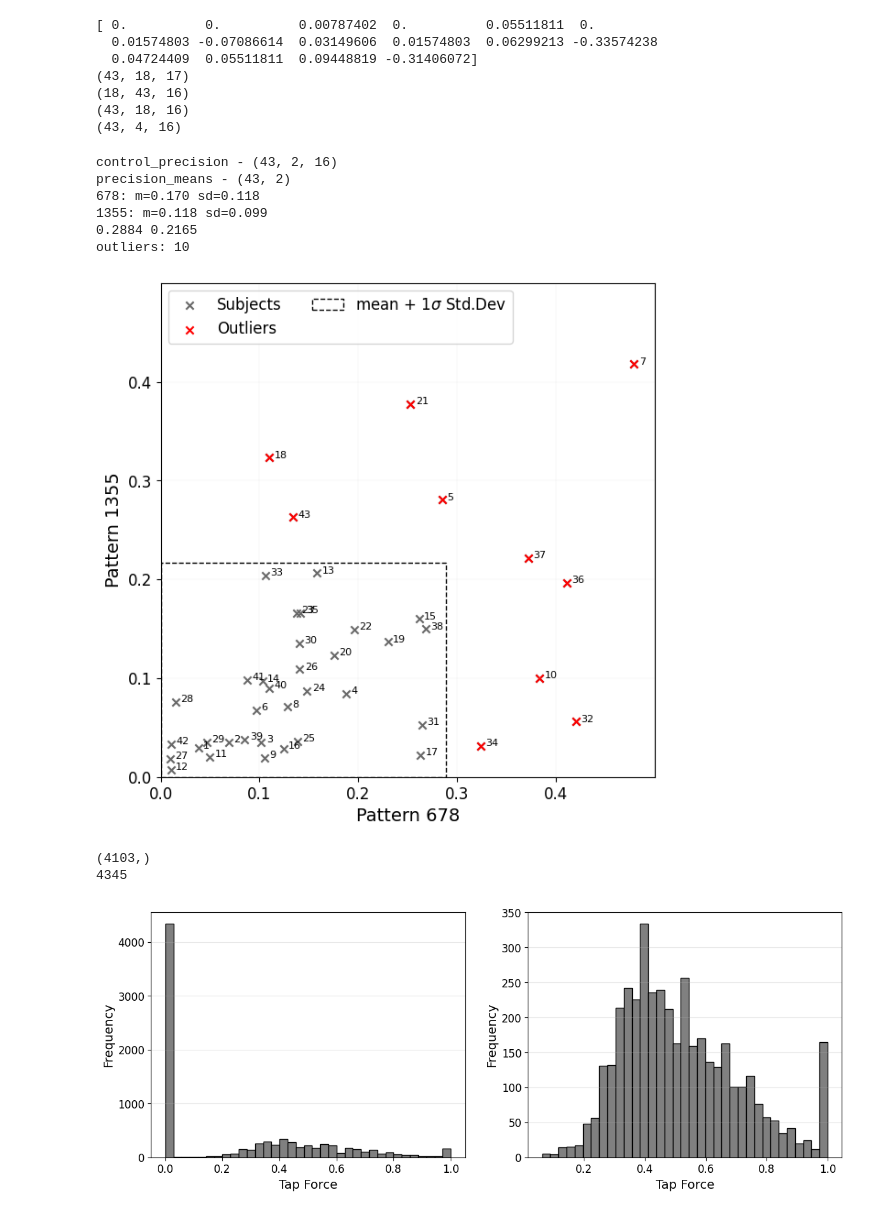
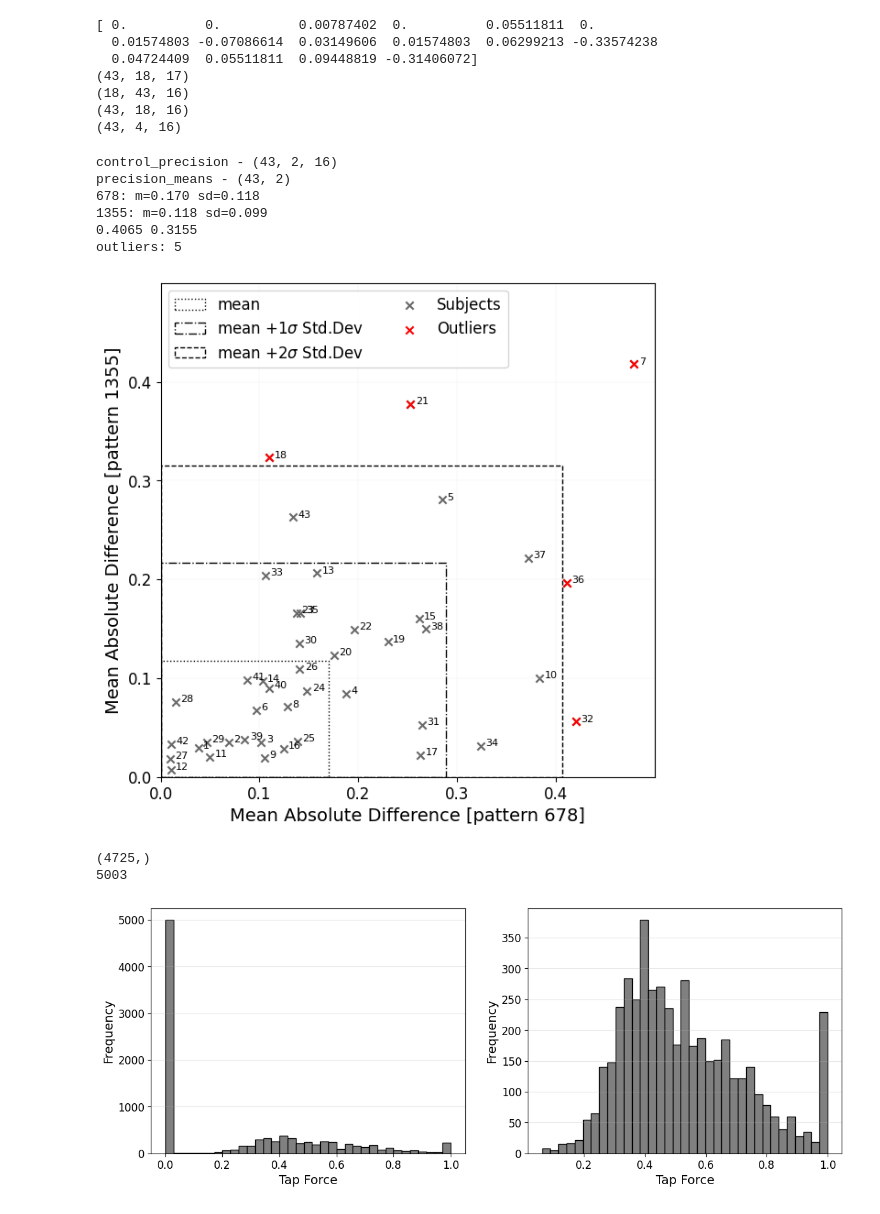
Before and after one commit to peter-clark/investigating-human-tapping-behavior-polyphonic-rhythms, a Jupyter notebook: 6-Tapping_Rhythmic_Contour_of_Polyphonic_Rhythms.ipynb, the cells around one changed output. Drawn from its saved outputs; the diff is of its cells as text; code cells hidden in the pictures.

Commit message:
Error analysis compared to patterns, still need some more stat/subject specific maybe.

```diff
--- a/6-Tapping_Rhythmic_Contour_of_Polyphonic_Rhythms.ipynb
+++ b/6-Tapping_Rhythmic_Contour_of_Polyphonic_Rhythms.ipynb
@@ -359,16 +359,9 @@ print(f"1355: m={np.mean(np.abs(precision_means[:,1])):.3f} sd={np.std(precision
 
 
 # Get std devs of precision per pattern
-sd_678=np.std(precision_means[:,0])+np.mean(np.abs(precision_means[:,0]))
-sd_1355=np.std(precision_means[:,1])+np.mean(np.abs(precision_means[:,1]))
+sd_678=2*np.std(precision_means[:,0])+np.mean(np.abs(precision_means[:,0]))
+sd_1355=2*np.std(precision_means[:,1])+np.mean(np.abs(precision_means[:,1]))
 print(f"{sd_678:.4f} {sd_1355:.4f}")
-
-
-## Precision by Control Pattern ##
-
-
-# scatter here for legend organization
-ax1.scatter(precision_means[:,0], precision_means[:,1], marker='x', color='dimgrey', label="Subjects")
 
 red=[]
 n_clean = 0
@@ -376,44 +369,59 @@ _tap_data_clean=[]
 for i in range(n_subjects):
     ax1.text(precision_means[i][0]+0.005, precision_means[i][1], str(i+1), fontsize=8) # plot subj text
     if precision_means[i,0] > sd_678: # precision check 678
         red.append(precision_means[i])
 
     elif precision_means[i,1] > sd_1355: # precision check 1355
         red.append(precision_means[i])
     else:
         _tap_data_clean.append(tap_data_subjects[i][:16]) # else add to
         n_clean+=1
 tap_data_clean=np.array(_tap_data_clean,dtype=float)
+
 red=np.array(red, dtype=float)
-ax1.scatter(red[:,0], red[:,1], marker='x', color='red', label="Outliers") #plot outliers
+
+#mean
+p1=(np.mean(np.abs(precision_means[:,0])),0)
+p2=(0,np.mean(np.abs(precision_means[:,1])))
+rect = mpl.patches.Rectangle((p2[0], p1[1]), p1[0] - p2[0], p2[1] - p1[1], linewidth=1, edgecolor='black', facecolor='none', linestyle=':', label=r'mean')
+ax1.add_patch(rect)
+
+#mean + 1sd
+p1=(np.std(precision_means[:,0])+np.mean(np.abs(precision_means[:,0])),0)
+p2=(0,np.std(precision_means[:,1])+np.mean(np.abs(precision_means[:,1])))
+rect = mpl.patches.Rectangle((p2[0], p1[1]), p1[0] - p2[0], p2[1] - p1[1], linewidth=1, edgecolor='black', facecolor='none', linestyle='-.', label=r'mean +1$\sigma$ Std.Dev')
+ax1.add_patch(rect)
+
+# mean + 2sd
 p1=(sd_678,0)
 p2=(0,sd_1355)
-rect = mpl.patches.Rectangle((p2[0], p1[1]), p1[0] - p2[0], p2[1] - p1[1], linewidth=1, edgecolor='black', facecolor='none', linestyle='--', label=r'mean + 1$\sigma$ Std.Dev')
+rect = mpl.patches.Rectangle((p2[0], p1[1]), p1[0] - p2[0], p2[1] - p1[1], linewidth=1, edgecolor='black', facecolor='none', linestyle='--', label=r'mean +2$\sigma$ Std.Dev')
 ax1.add_patch(rect)
 
-""" p1=(sd_678,-sd_1355)
-p2=(-sd_678,sd_1355)
-rect = mpl.patches.Rectangle((p2[0], p1[1]), p1[0] - p2[0], p2[1] - p1[1], linewidth=1, edgecolor='black', facecolor='none', linestyle=':', label=r'1$\sigma$ Std.Dev')
-ax1.add_patch(rect) """
+
+
+ax1.scatter(precision_means[:,0], precision_means[:,1], marker='x', color='dimgrey', label="Subjects")
+ax1.scatter(red[:,0], red[:,1], marker='x', color='red', label="Outliers") #plot outliers
+
 print(f"outliers: {n_subjects-n_clean}")
 
-ax1.set_xlabel("Pattern 678", fontsize=14, fontfamily='sans-serif')
-ax1.set_ylabel("Pattern 1355", fontsize=14, fontfamily='sans-serif')
+ax1.set_xlabel("Mean Absolute Difference [pattern 678]", fontsize=14, fontfamily='sans-serif')
+ax1.set_ylabel("Mean Absolute Difference [pattern 1355]", fontsize=14, fontfamily='sans-serif')
 x=0.5
 y=0.5
 ax1.set(xlim=[0,x], ylim=[0,y], xticks=np.arange(0,x,0.1), yticks=np.arange(0,y,0.1))
 ax1.tick_params(labelsize=12)
 ax1.grid(color='lightgrey', linewidth=0.3, alpha=0.4)
 ax1.legend(fontsize="large", ncols=2, loc='upper left')
 plt.show()
 # %% [output]
 control_precision - (43, 2, 16)
 precision_means - (43, 2)
 678: m=0.170 sd=0.118
 1355: m=0.118 sd=0.099
-0.2884 0.2165
-outliers: 10
+0.4065 0.3155
+outliers: 5
-[figure, old version]
+[figure, new version]
 # %%
 fig,(ax, ax1)=plt.subplots(1,2, figsize=(14,5))
 hist = tap_data_clean[tap_data_clean>0.05]
@@ -431,8 +439,8 @@ ax1.set_xlabel("Tap Force", fontsize=14)
 ax1.tick_params(labelsize=12)
 plt.show()
 # %% [output]
-(4103,)
-4345
+(4725,)
+5003
-[figure, old version]
+[figure, new version]
 # %%
 fig,(ax, ax1)=plt.subplots(2,1, figsize=(13,10))
```
Also changed, not shown: parts of 3 cells of this notebook.
